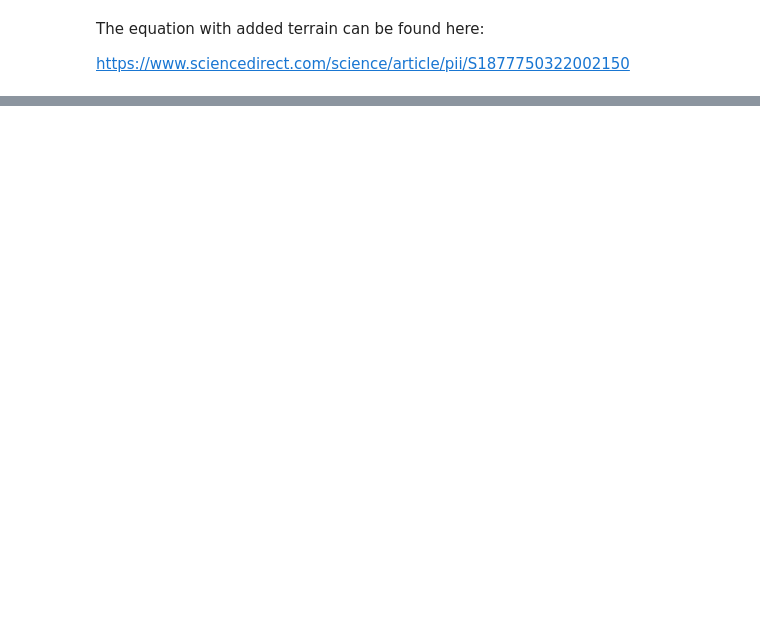
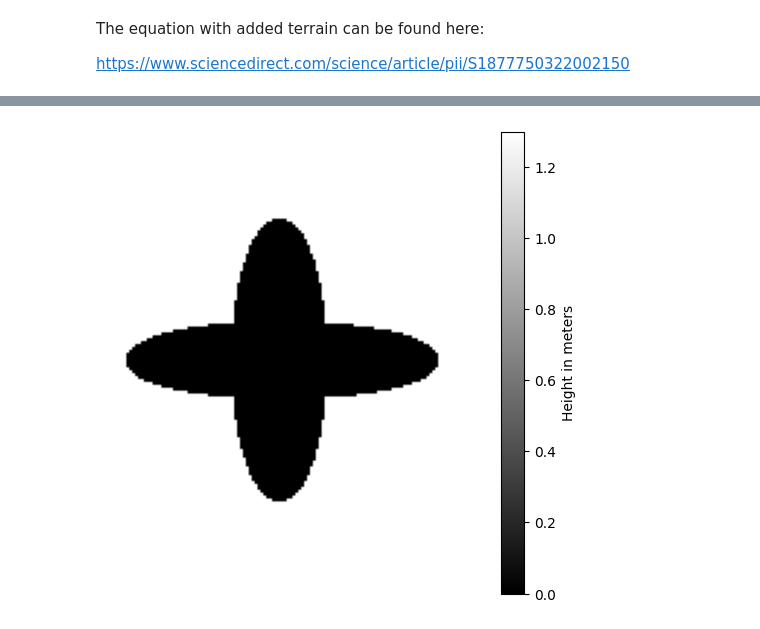
Before and after one commit to patczuch/spciaa-tsunami, a Jupyter notebook: tsunami.ipynb, the cells around one changed output, grey strips where cells are left out. Drawn from its saved outputs; the diff is of its cells as text; code cells hidden in the pictures; blank space fills up the shorter version.

Commit message:
Add scale to gifs and terrains

```diff
--- a/tsunami.ipynb
+++ b/tsunami.ipynb
@@ -154,0 +163,15 @@ Step 2000 of 2000 -> frame 200 of 200
+# %%
+import matplotlib.pyplot as plt
+import matplotlib.image as mpimg
+
+img = mpimg.imread("terrains/syntetic.png")
+
+plt.figure(figsize=(6, 6))
+
+plt.imshow(img, cmap="gray", vmin=0, vmax=1.3, )
+plt.colorbar(label="Height in meters")
+
+plt.axis("off")
+plt.show()
+# %% [output]
+[figure, added]
```
Also changed, not shown: parts of 4 cells of this notebook, 10 other files.
